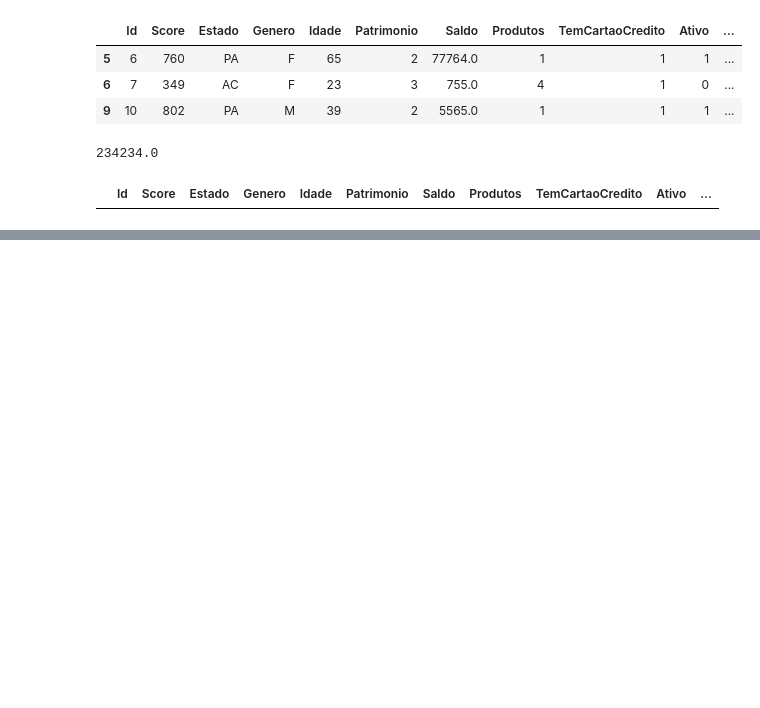
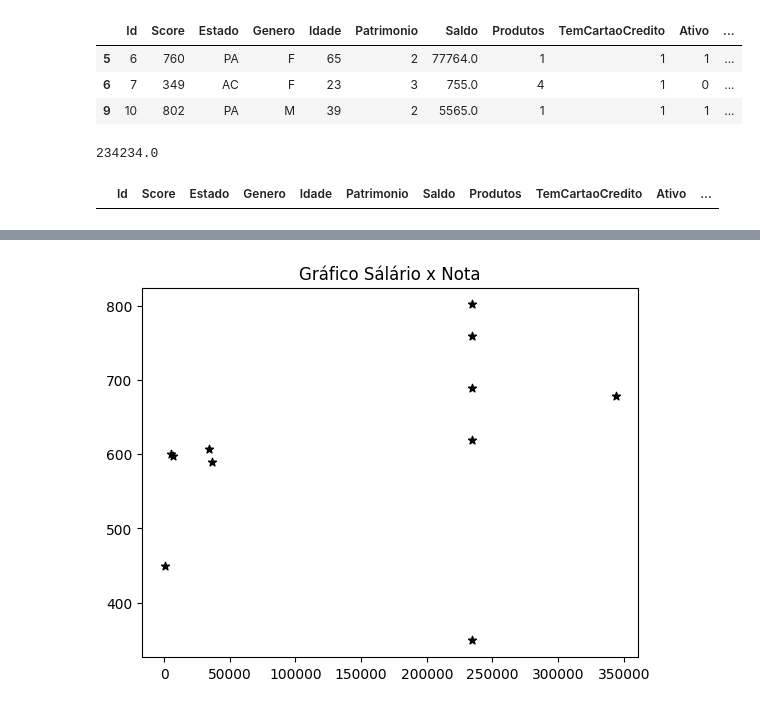
Before and after one commit to renatarep-ad/AD_pandas_exemplos, a Jupyter notebook: analise_exploratoria.ipynb, the cells around one changed output, grey strips where cells are left out. Drawn from its saved outputs; the diff is of its cells as text; code cells hidden in the pictures; blank space fills up the shorter version.

```diff
--- a/analise_exploratoria.ipynb
+++ b/analise_exploratoria.ipynb
@@ -209,0 +307,8 @@ df.loc[df['Salario'] >=2*des_sal] #Sem valores outliers em Salário
+# %%
+# Gráfico de dispersão. Utilizado para comparar informações numéricas
+plt.scatter(x=df.Salario, y=df.Score, color = 'black', marker='*')
+plt.title("Gráfico Sálário x Nota")
+plt.xlable = 'Salário'
+plt.ylable = 'Score'
+# %% [output]
+[figure, added]
```
Also changed, not shown: parts of 16 cells of this notebook.
